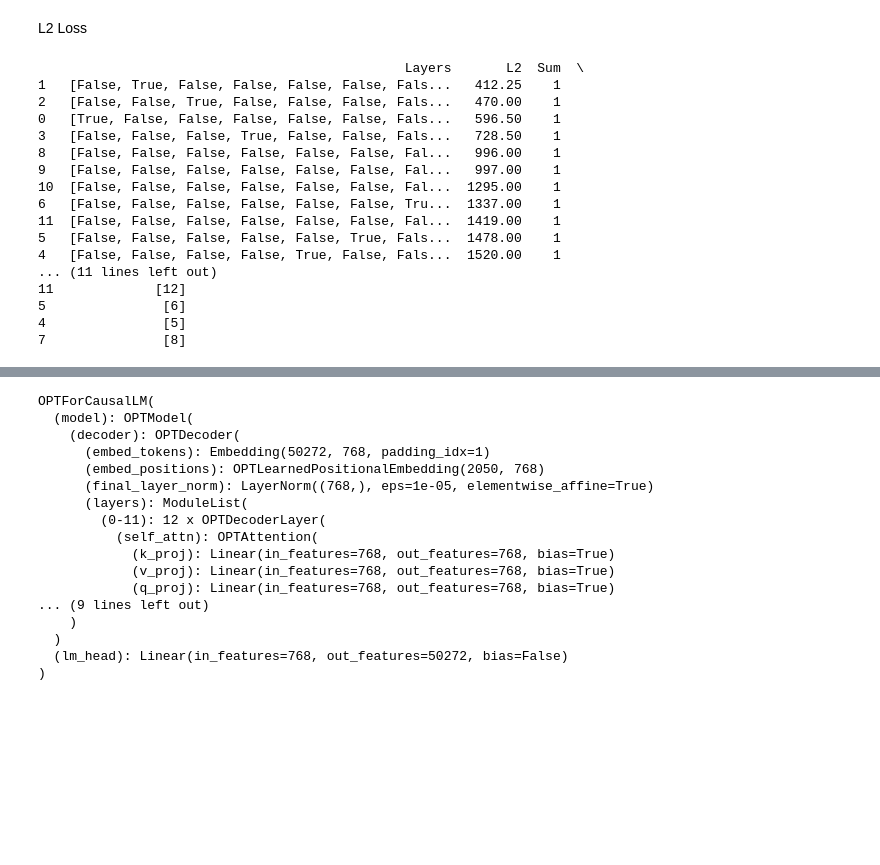
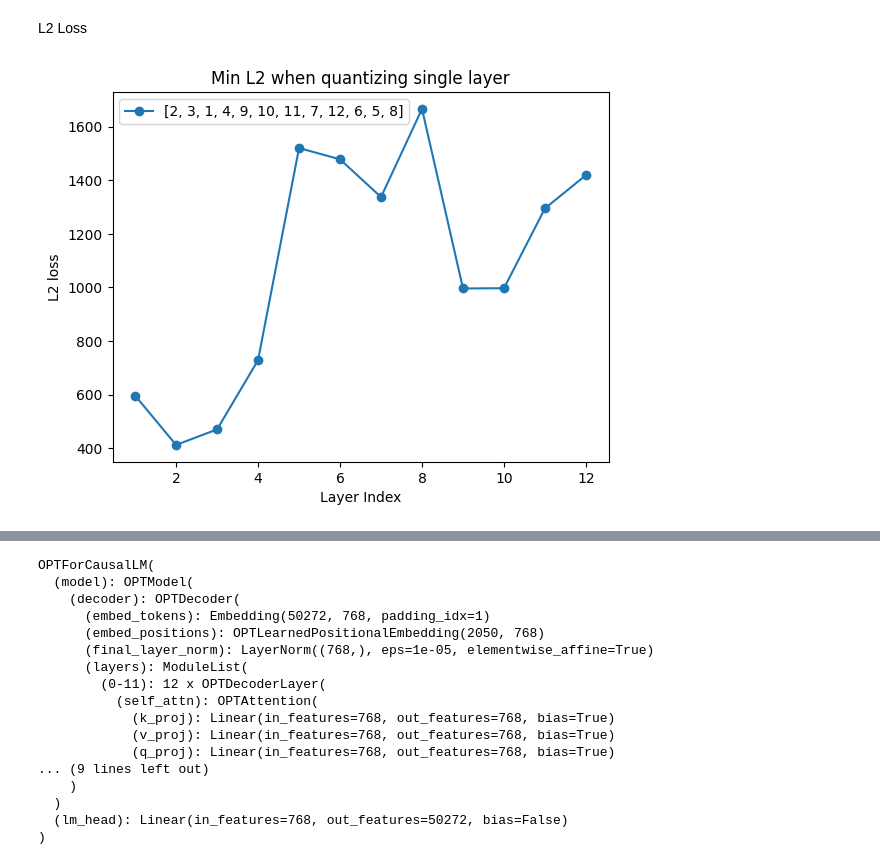
Before and after one commit to Aure20/AutoGPTQ, a Jupyter notebook: perplexity_estimation/quantization_test.ipynb, the cells around one changed output, grey strips where cells are left out. Saved outputs shown, nothing was run; the diff lists cells and outputs as text; code cells hidden in the pictures; blank space fills up the shorter version.

```diff
--- a/perplexity_estimation/quantization_test.ipynb
+++ b/perplexity_estimation/quantization_test.ipynb
@@ -352,27 +352,23 @@ L2 Loss
 df = pd.read_csv("F:/Thesis/AutoGPTQ/perplexity_estimation/L2.txt", sep=r',(?=[^,]+$)', engine='python', header=None)
 df.columns = ["Layers", "L2"]
 
+df.drop_duplicates(inplace=True)
 df["Layers"] = df["Layers"].apply(lambda x: list(eval(x.strip())))
 df["Sum"] = df["Layers"].apply(lambda lst: sum(1 for item in lst if item))
 df["Quantized_layers"] = df["Layers"].apply(lambda lst: [i+1 for i, item in enumerate(lst) if item])
 df = df.sort_values(by="L2", ascending=True)
-
-print(df)
-# %% [output]
-                                               Layers       L2  Sum  \
-1   [False, True, False, False, False, False, Fals...   412.25    1
-2   [False, False, True, False, False, False, Fals...   470.00    1
-0   [True, False, False, False, False, False, Fals...   596.50    1
-3   [False, False, False, True, False, False, Fals...   728.50    1
-8   [False, False, False, False, False, False, Fal...   996.00    1
-9   [False, False, False, False, False, False, Fal...   997.00    1
-10  [False, False, False, False, False, False, Fal...  1295.00    1
-6   [False, False, False, False, False, False, Tru...  1337.00    1
-11  [False, False, False, False, False, False, Fal...  1419.00    1
-5   [False, False, False, False, False, True, Fals...  1478.00    1
-4   [False, False, False, False, True, False, Fals...  1520.00    1
-... (11 lines left out)
-11             [12]
-5               [6]
-4               [5]
-7               [8]
+# %%
+#Plot the score for a singluary layer quantized
+x_values = list(range(1,13))
+single_L2 = df[df["Sum"] == 1].dropna().copy()
+single_L2["Quantized_layers"] = single_L2["Quantized_layers"].apply(lambda x: x[0])
+ordered_label = list(single_L2["Quantized_layers"])
+single_L2 = single_L2.sort_values(by="Quantized_layers")
+plt.plot(x_values,list(single_L2["L2"]), marker='o', linestyle='-', label = str(ordered_label))
+plt.xlabel('Layer Index')
+plt.ylabel('L2 loss')
+plt.title('Min L2 when quantizing single layer')
+plt.legend()
+plt.show()
+# %% [output]
+[figure, added]
```
Also changed, not shown: parts of 1 cell of this notebook, 7 other files.
